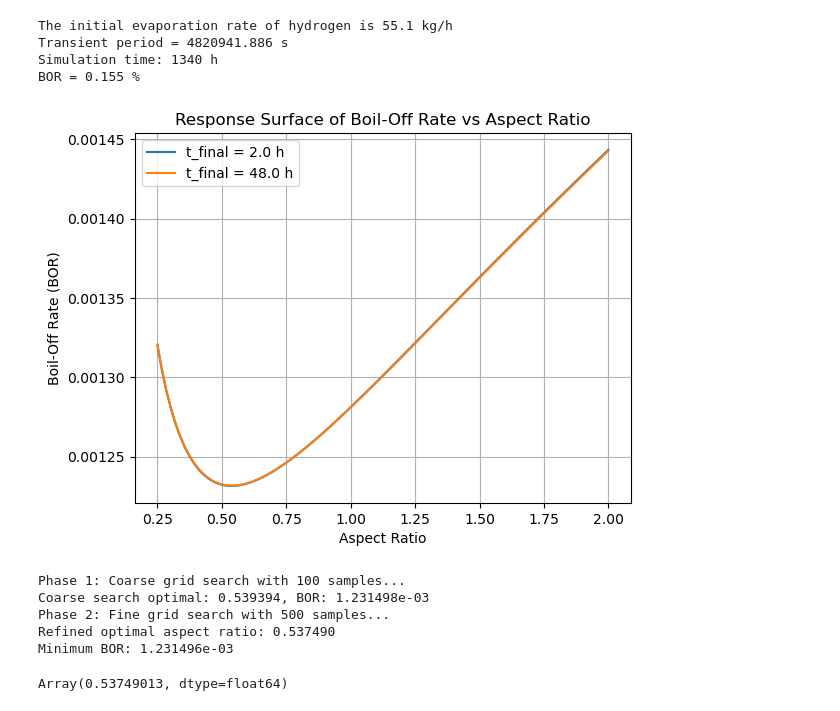
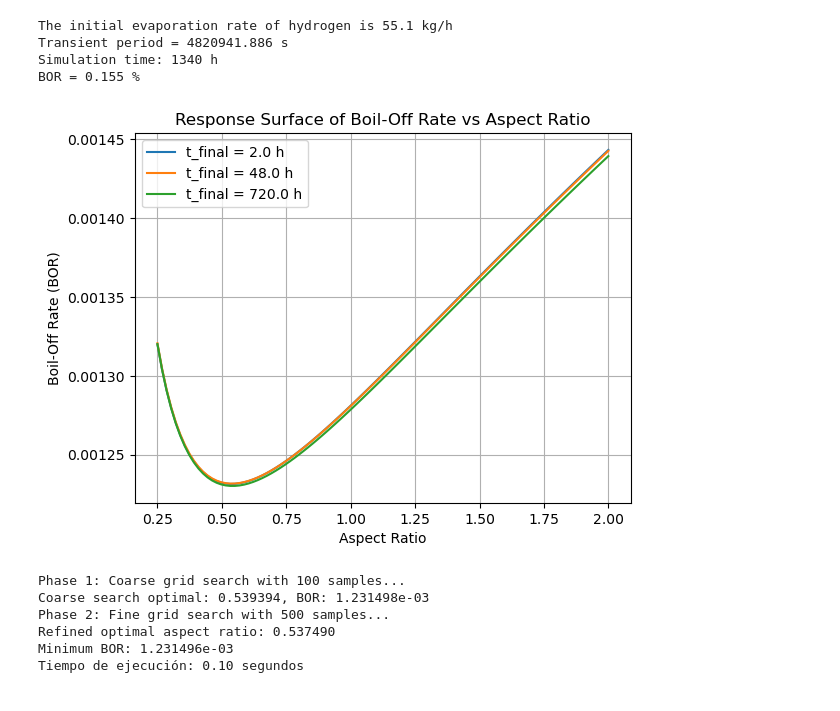
Before and after one commit to felipehuerta17/CryoEvap, a Jupyter notebook: notebooks/hydrogen_medium_48h_JAX.ipynb, the cells around one changed output. Saved outputs shown, nothing was run; the diff lists cells and outputs as text; code cells hidden in the pictures.

```diff
--- a/notebooks/hydrogen_medium_48h_JAX.ipynb
+++ b/notebooks/hydrogen_medium_48h_JAX.ipynb
@@ -96,15 +99,19 @@ opti = Opti_jax(mid_tank)
 # %%
 opti.plot_surface_response(jnp.linspace(0.25, 2, 100), 2*3600)
 opti.plot_surface_response(jnp.linspace(0.25, 2, 100), 48*3600)
+opti.plot_surface_response(jnp.linspace(0.25, 2, 100), 720*3600)
 # %% [output]
-[figure, old version]
+[figure, new version]
 # %%
+start_time = time.time()
 opti.optimize_grid_with_refinement(verbose=True, t_final=2*3600, coarse_samples = 100, fine_samples = 500,
                                    aspect_ratio_min = 0.2, aspect_ratio_max=1, refinement_window=0.1)
+end_time = time.time()
+print(f"Tiempo de ejecución: {end_time - start_time:.2f} segundos")
 # %% [output]
 Phase 1: Coarse grid search with 100 samples...
 Coarse search optimal: 0.539394, BOR: 1.231498e-03
 Phase 2: Fine grid search with 500 samples...
 Refined optimal aspect ratio: 0.537490
 Minimum BOR: 1.231496e-03
+Tiempo de ejecución: 0.10 segundos
-Array(0.53749013, dtype=float64)
```
Also changed, not shown: parts of 1 cell of this notebook, 15 other files.
